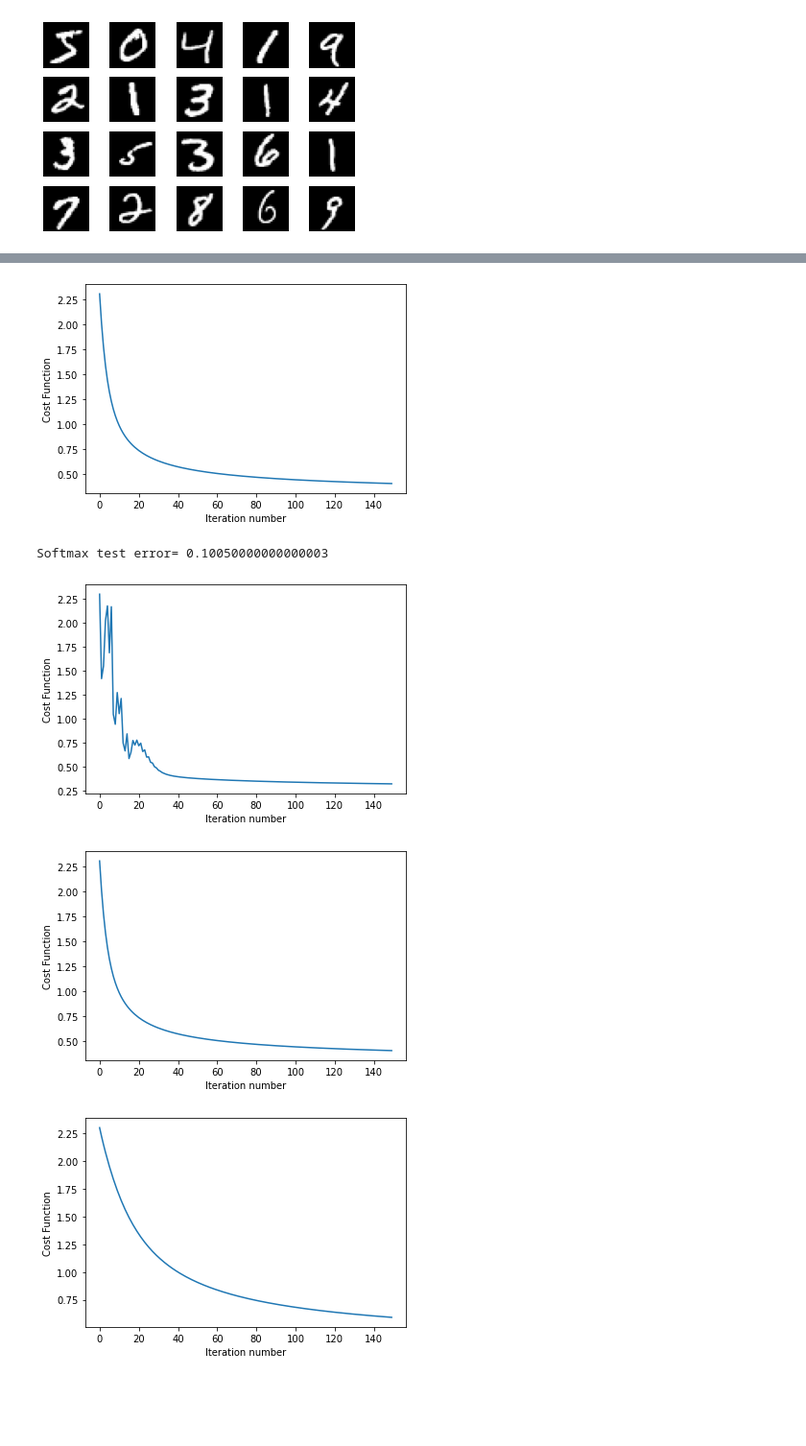
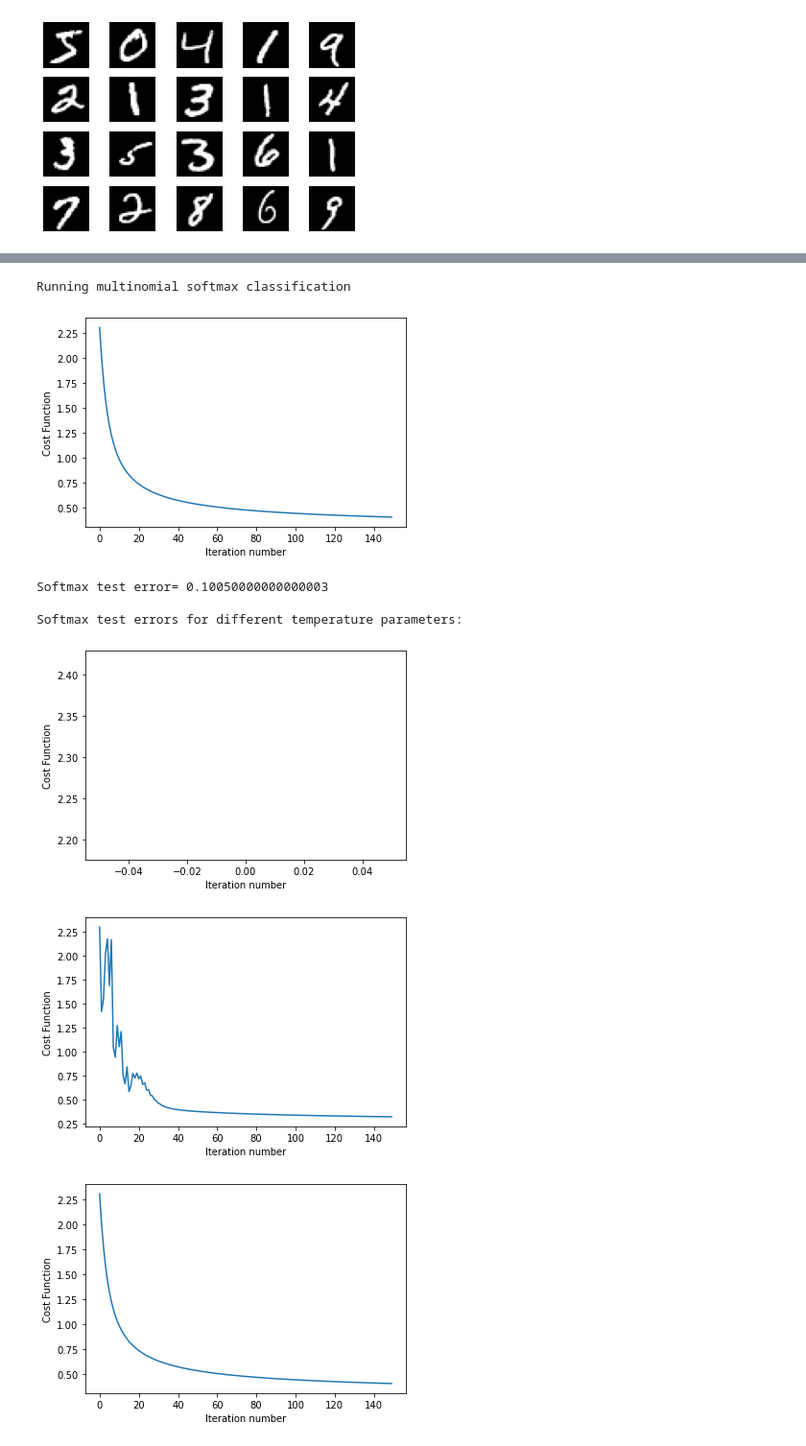
Before and after one commit to ashudva/ML-6.86x, a Jupyter notebook: Digit_Recognition/OneDigit/digit_recognition.ipynb, the cells around one changed output, grey strips where cells are left out. Shown at 96% size. Saved outputs shown, nothing was run; the diff lists cells and outputs as text; code cells hidden in the pictures; blank space fills up the shorter version.

```diff
--- a/Digit_Recognition/OneDigit/digit_recognition.ipynb
+++ b/Digit_Recognition/OneDigit/digit_recognition.ipynb
@@ -41,12 +78,0 @@ def run_linear_regression_on_MNIST(lambda_factor=1):
-# %%
-L = np.around(np.linspace(1e-2, 1, 20), decimals=2)
-loop = tqdm(enumerate(L), total=len(L))
-errors = []
-for index, l in loop:
-    loop.set_description(f"L{index + 1}={l}")
-    e = run_linear_regression_on_MNIST(l)
-    errors.append(e)
-    loop.set_postfix({'error':e})
-print('Linear Regression test errors for different lambdas:')
-print(tabulate(np.array([L[:10], errors[:10], L[10:], errors[10:]]).T, headers=(
-    'lambda', 'error', 'lambda', 'error')))
@@ -107,55 +124,51 @@ SVM one vs. rest test error: 0.007
 
 Multiclass SVM test error: 0.082
 # %%
-from kernel import *
-from features import *
-from softmax import *
-from svm import *
-from linear_regression import *
-from utils import *
-import sys
-import numpy as np
-from tabulate import tabulate
-import matplotlib.pyplot as plt
-sys.path.append("..")
 ###############################################################################
 # 4. Multinomial (Softmax) Regression and Gradient Descent
 ###############################################################################
 def run_softmax_on_MNIST(temp_parameter=1):
     """
     Trains softmax, classifies test data, computes test error, and plots cost function
 
     Runs softmax_regression on the MNIST training set and computes the test error using
     the test set. It uses the following values for parameters:
     alpha = 0.3
     lambda = 1e-4
     num_iterations = 150
 
     Saves the final theta to ./theta.pkl.gz
 
     Returns:
         Final test error
     """
     train_x, train_y, test_x, test_y = get_MNIST_data()
     theta, cost_function_history = softmax_regression(
         train_x, train_y, temp_parameter, alpha=0.3, lambda_factor=1.0e-4, k=10, num_iterations=150)
     plot_cost_function_over_time(cost_function_history)
     test_error = compute_test_error(test_x, test_y, theta, temp_parameter)
     # Save the model parameters theta obtained from calling softmax_regression.
     write_pickle_data(theta, "./theta.pkl.gz")
     return test_error
 
 
-print('\n\nSoftmax test error=', run_softmax_on_MNIST())
-T = [.5, 1.0, 2.0]
-temp_parameter = tqdm(T, leave=False, total=3, desc="Temp Parameter loop")
-errors = [run_softmax_on_MNIST(t) for t in temp_parameter]
+print("Running multinomial softmax classification")
+print('Softmax test error=', run_softmax_on_MNIST())
+T = [0.01, .5, 1.0, 2.0]
+errors = []
 print('\nSoftmax test errors for different temperature parameters:')
+pbr = tqdm(enumerate(T), leave=False, total=len(T))
+for index, t in pbr:
+    pbr.set_description(f"Temp Parameter Loop - {index+1}")
+    errors.append(run_softmax_on_MNIST(t))
 print(tabulate(np.array([T, errors]).T, headers=(
     'temp', 'error')))
 # %% [output]
+Running multinomial softmax classification
 [figure]
-Softmax test error= 0.10050000000000003
+Softmax test error= 0.10050000000000003
+
+Softmax test errors for different temperature parameters:
-[figure, old version]
+[figure, new version]
-[figure, old version]
+[figure, new version]
-[figure, old version]
+[figure, new version]
```
Also changed, not shown: parts of 12 cells of this notebook, 9 other files.
